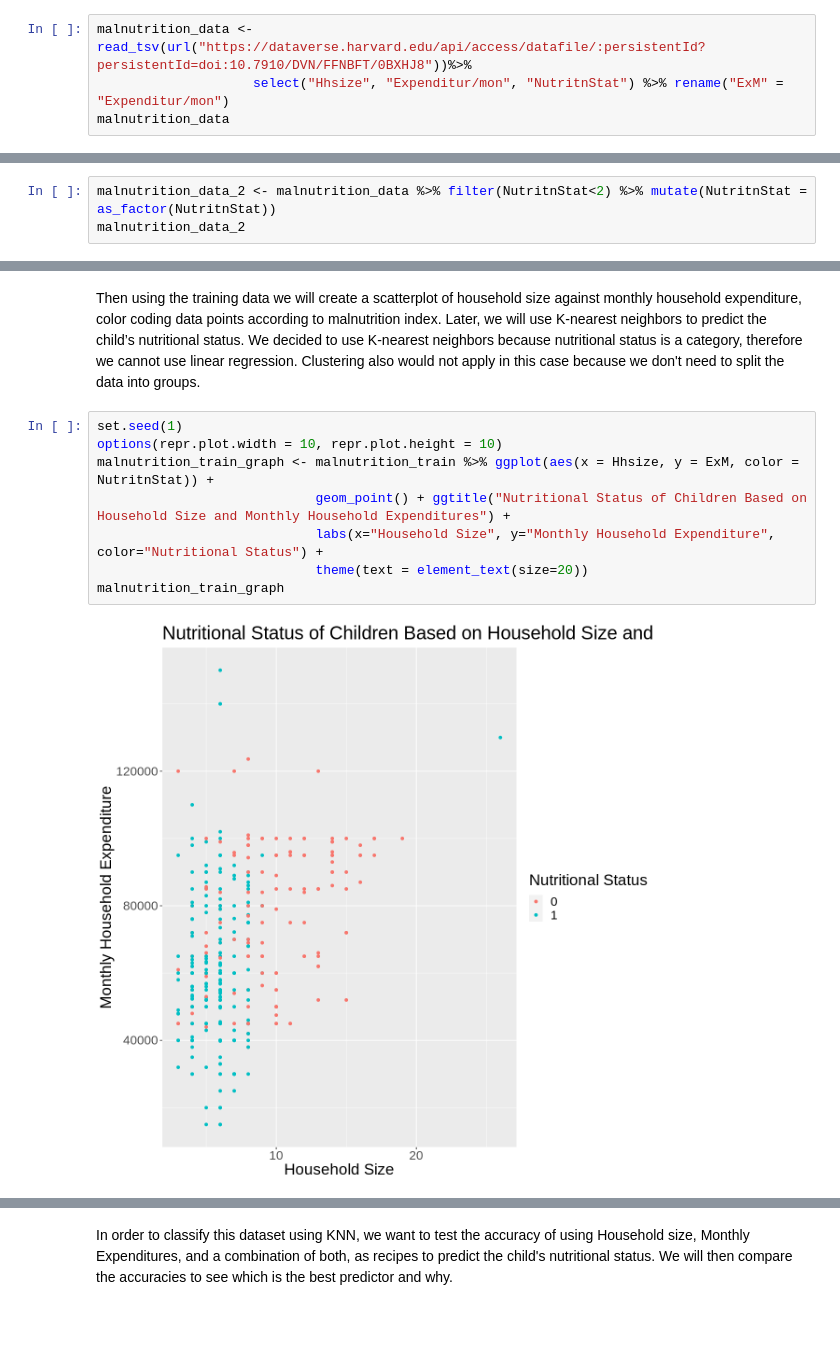
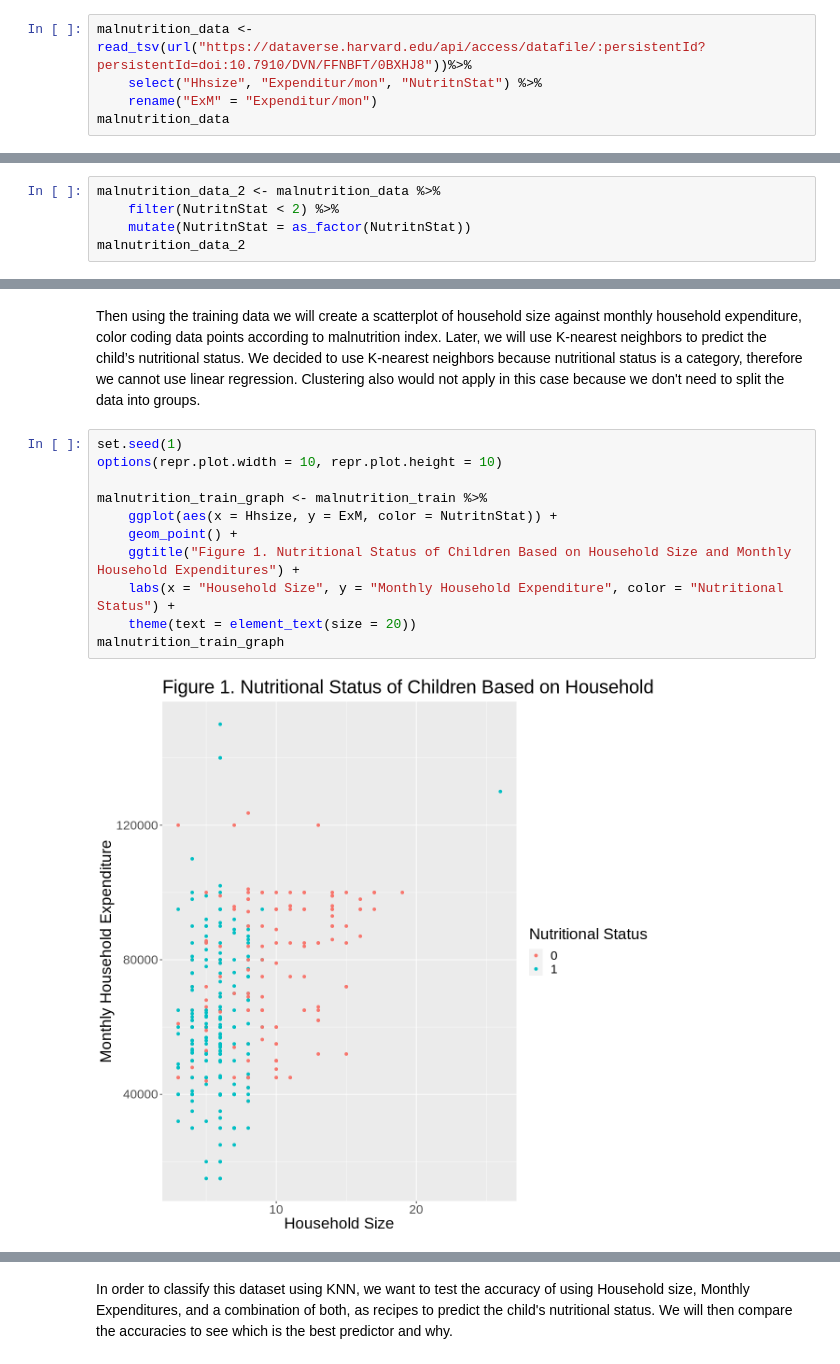
Before and after one commit to ella7920/group_project, a Jupyter notebook: Untitled.ipynb, the cells around one changed output, grey strips where cells are left out. Drawn from its saved outputs; the diff is of its cells as text; blank space fills up the shorter version.

```diff
--- a/Untitled.ipynb
+++ b/Untitled.ipynb
@@ -32,7 +17,8 @@ Most prevalent in developing countries such as Nigeria, child malnutrition is co
 Data analysis will be done on the columns household size and monthly household expenditure, both of these will be used to predict the child’s malnutrition status. The data will be standardized so that we can accurately predict the child’s nutritional status.
 # %%
 malnutrition_data <- read_tsv(url("https://dataverse.harvard.edu/api/access/datafile/:persistentId?persistentId=doi:10.7910/DVN/FFNBFT/0BXHJ8"))%>%
-                    select("Hhsize", "Expenditur/mon", "NutritnStat") %>% rename("ExM" = "Expenditur/mon")
+    select("Hhsize", "Expenditur/mon", "NutritnStat") %>%
+    rename("ExM" = "Expenditur/mon")
 malnutrition_data
 # %% [output]
 Parsed with column specification:
@@ -68,7 +59,9 @@ A tibble: 3 × 2
 # %% [markdown]
 Because there are only ten children that are marked "at-risk" and this category is not necessary for our classification of malnourished vs healthy, we are going to get rid of these observations so that the count of each variable is closer to equal and the classifier can be more accurate.
 # %%
-malnutrition_data_2 <- malnutrition_data %>% filter(NutritnStat<2) %>% mutate(NutritnStat = as_factor(NutritnStat))
+malnutrition_data_2 <- malnutrition_data %>%
+    filter(NutritnStat < 2) %>%
+    mutate(NutritnStat = as_factor(NutritnStat))
 malnutrition_data_2
 # %% [output]
 A tibble: 477 × 3
@@ -116,10 +118,13 @@ Then using the training data we will create a scatterplot of household size agai
 # %%
 set.seed(1)
 options(repr.plot.width = 10, repr.plot.height = 10)
-malnutrition_train_graph <- malnutrition_train %>% ggplot(aes(x = Hhsize, y = ExM, color = NutritnStat)) +
-                            geom_point() + ggtitle("Nutritional Status of Children Based on Household Size and Monthly Household Expenditures") +
-                            labs(x="Household Size", y="Monthly Household Expenditure", color="Nutritional Status") +
-                            theme(text = element_text(size=20))
+
+malnutrition_train_graph <- malnutrition_train %>%
+    ggplot(aes(x = Hhsize, y = ExM, color = NutritnStat)) +
+    geom_point() +
+    ggtitle("Figure 1. Nutritional Status of Children Based on Household Size and Monthly Household Expenditures") +
+    labs(x = "Household Size", y = "Monthly Household Expenditure", color = "Nutritional Status") +
+    theme(text = element_text(size = 20))
 malnutrition_train_graph
 # %% [output]
-[figure, old version]
+[figure, new version]
```
Also changed, not shown: parts of 50 cells of this notebook.
